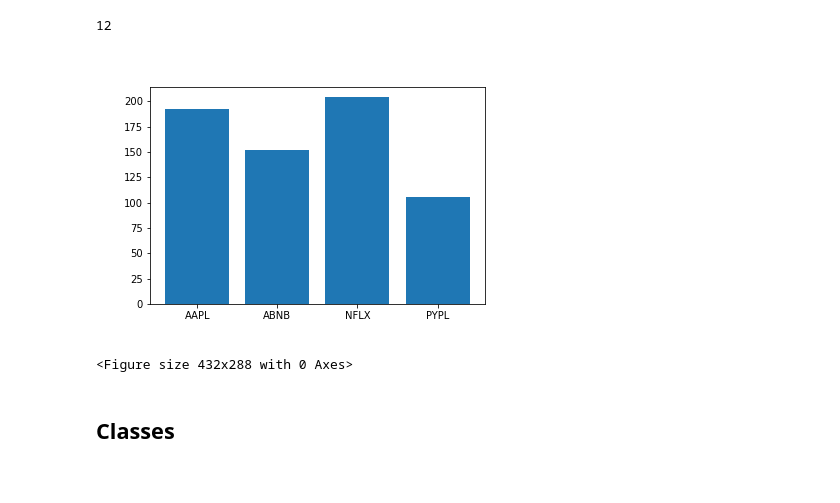
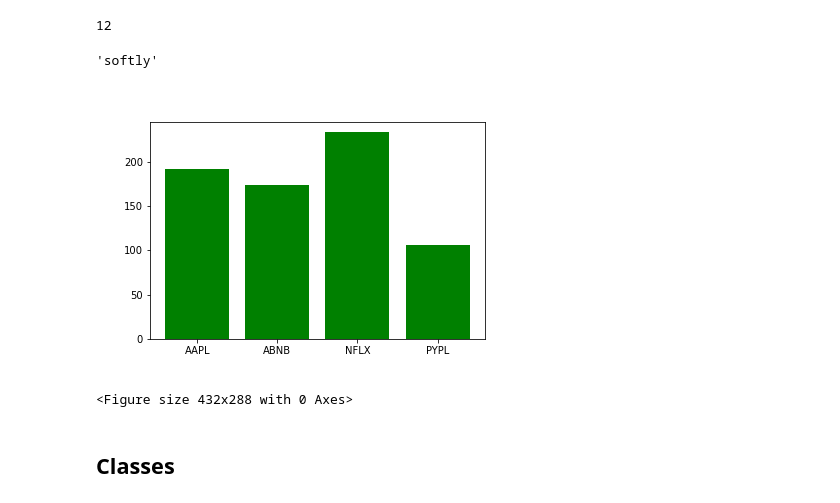
Before and after one commit to briangbh/python-vs-java, a Jupyter notebook: python-vs-java.ipynb, the cells around one changed output. Drawn from its saved outputs; the diff is of its cells as text; code cells hidden in the pictures.

```diff
--- a/python-vs-java.ipynb
+++ b/python-vs-java.ipynb
@@ -230,27 +255,31 @@ add_5(7)  # call the function with function_name + "()"
+# %%
+add_suffix("soft")  # a parameter with a default value becomes optional in a function call (we did not pass a "suffix" parameter)
+# %% [output]
+'softly'
 # %%
 def incomplete():  # fill the body of empty stub functions with the word "pass"
     pass
 # %%
 import random
 from matplotlib import pyplot
 
 def increase_value(price: float) -> float:        # type annotations for a function, use "->" to specify return type
     increase = random.choice([0.05, 0.10, 0.20])
     return price * (1.0 + increase)
 
 stock_names  = [
     "AAPL", "ABNB", "NFLX", "PYPL"
 ]
 stock_prices = [
     increase_value(159.95), increase_value(145.00), increase_value(194.50), increase_value(87.85)
 ]
 indices = range(4)
 
-pyplot.bar(indices, stock_prices)
+pyplot.bar(indices, stock_prices, color="green")
 pyplot.xticks(indices, stock_names)
 pyplot.show()
 # %% [output]
-[figure, old version]
+[figure, new version]
 <Figure size 432x288 with 0 Axes>
 # %% [markdown]
 ## Classes
```
Also changed, not shown: parts of 52 cells of this notebook.
